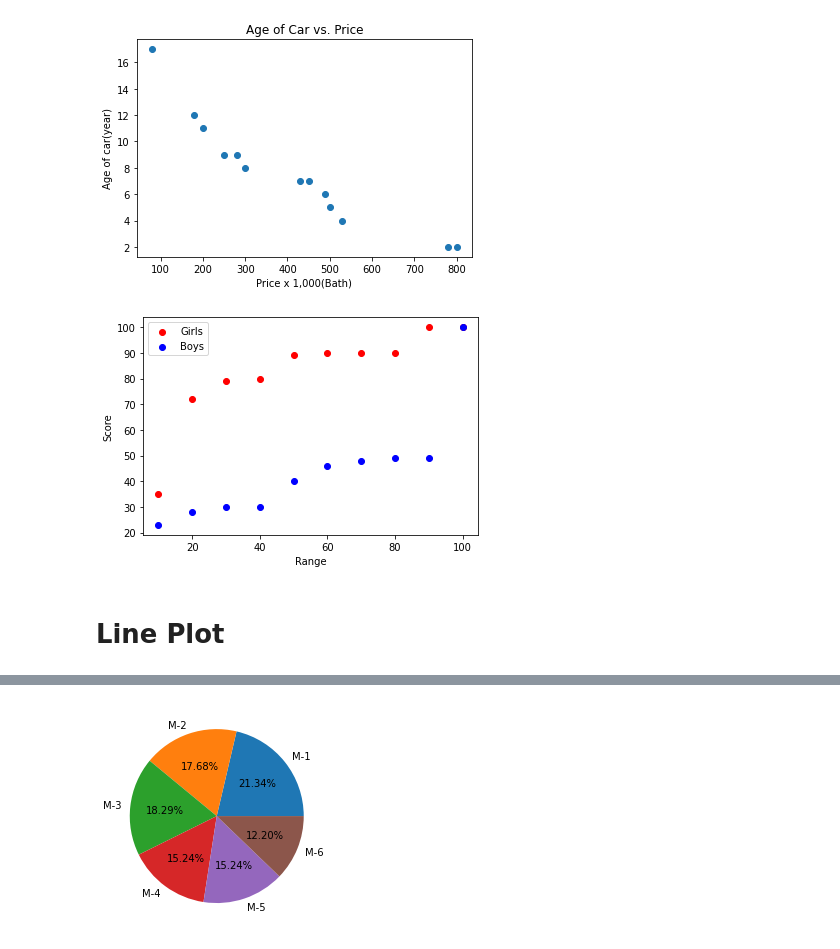
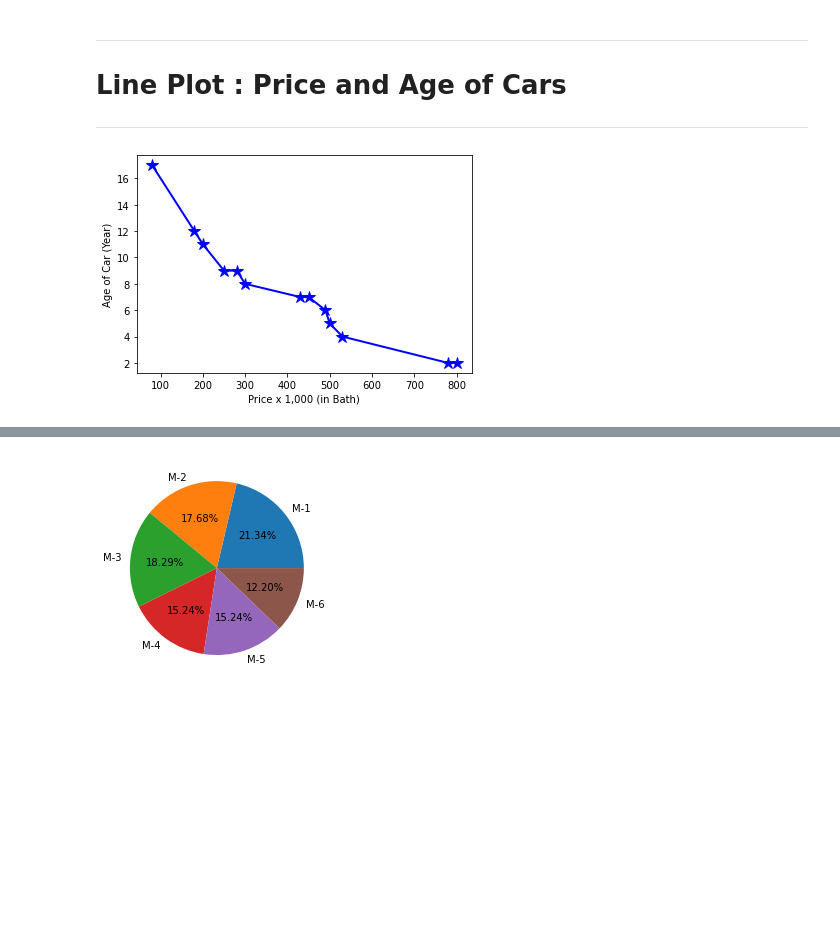
Before and after one commit to KidAnarchy/Python_16_visualization, a Jupyter notebook: 01 Matplotlib.ipynb, the cells around one changed output, grey strips where cells are left out. Cells and saved outputs as stored; diff of their text form; code cells hidden in the pictures; blank space fills up the shorter version.

```diff
--- a/01 Matplotlib.ipynb
+++ b/01 Matplotlib.ipynb
@@ -12,35 +47,24 @@
+# %% [markdown]
+---
+# Line Plot : Price and Age of Cars
+---
 # %%
-# Scatter plot: Price and Age of Car
-
 import matplotlib.pyplot as plt
 
-Price = [800,500,450,430,300,80,780,280,530,200,180,250,490]
-Age = [2,5,7,7,8,17,2,9,4,11,12,9,6]
 
-# plot data
-plt.scatter(Price, Age)
-plt.xlabel("Price x 1,000(Bath)")
-plt.ylabel("Age of car(year)")
-plt.title("Age of Car vs. Price")
+# Price and Age of Cars
+Price = [800,500,450,430,300, 80,780,280,530,200, 180,250,490]
+Age = [2,5,7,7,8, 17,2,9,4,11, 12,9,6]
+
+
+# Sort Data
+Price_sort,Age_sort = zip(*sorted(zip(Price, Age)))
+
+
+# Line plot
+plt.plot(Price_sort, Age_sort, 'b-*', linewidth=2, markersize=12)
+plt.xlabel("Price x 1,000 (in Bath)")
+plt.ylabel("Age of Car (Year)")
 plt.show()
 # %% [output]
-[figure, old version]
+[figure, new version]
-# %%
-# Scatter plot Score test of student Male and Female
-
-score_girl = [35,72,79,80,89,90,90,90,100,100]
-score_boy = [23,28,30,30,40,46,48,49,49,100]
-score_range = [10,20,30,40,50,60,70,80,90,100]
-
-# Plot
-plt.figure()
-plt.scatter(score_range, score_girl, color='r')
-plt.scatter(score_range, score_boy, color='b')
-plt.xlabel("Range")
-plt.ylabel("Score")
-plt.legend(labels=['Girls','Boys'])
-plt.show()
-# %% [output]
-[figure, removed]
-# %% [markdown]
-# Line Plot
```
Also changed, not shown: parts of 21 cells of this notebook, 2 other files.
